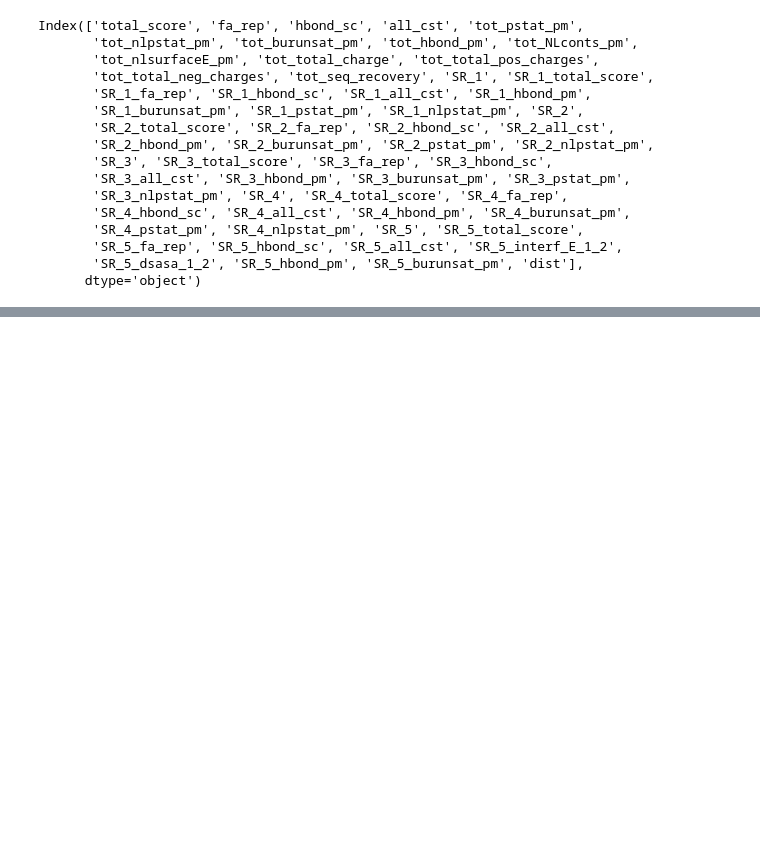
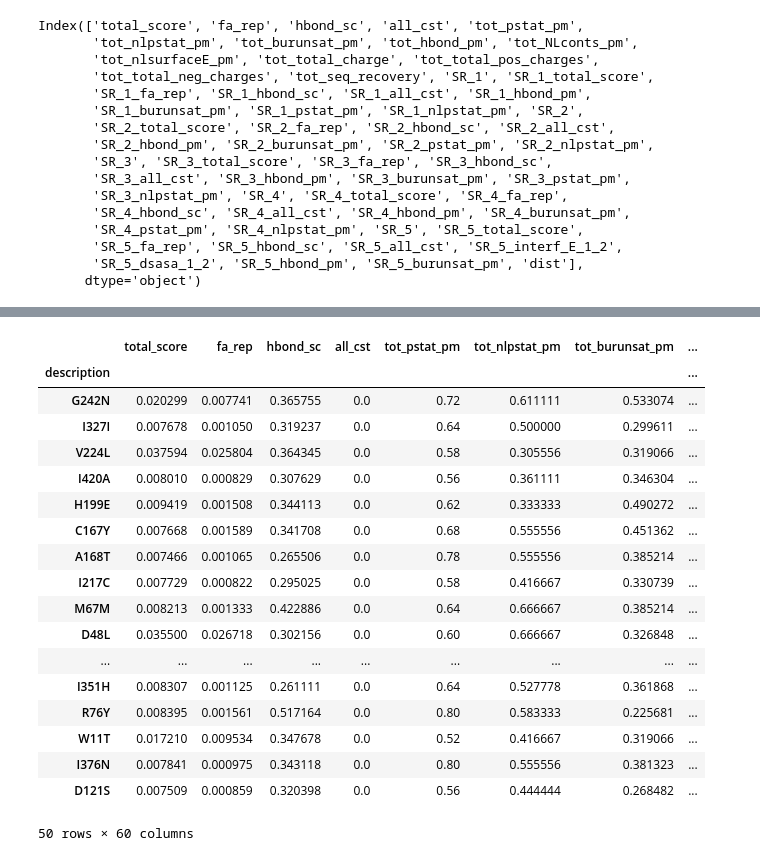
Before and after one commit to dacarlin/bagel-benchmark, a Jupyter notebook: feature_extraction/Untitled.ipynb, the cells around one changed output, grey strips where cells are left out. Saved outputs shown, nothing was run; the diff lists cells and outputs as text; code cells hidden in the pictures; blank space fills up the shorter version.

```diff
--- a/feature_extraction/Untitled.ipynb
+++ b/feature_extraction/Untitled.ipynb
@@ -104,0 +126,22 @@ The default value for 'return_type' will change to 'axes' in a future release.
+# %%
+my_scaled_df.sample( 50 )
+# %% [output]
+|  | total_score | fa_rep | hbond_sc | all_cst | tot_pstat_pm | tot_nlpstat_pm | tot_burunsat_pm | ... |
+| description |  |  |  |  |  |  |  | ... |
+| G242N | 0.020299 | 0.007741 | 0.365755 | 0.0 | 0.72 | 0.611111 | 0.533074 | ... |
+| I327I | 0.007678 | 0.001050 | 0.319237 | 0.0 | 0.64 | 0.500000 | 0.299611 | ... |
+| V224L | 0.037594 | 0.025804 | 0.364345 | 0.0 | 0.58 | 0.305556 | 0.319066 | ... |
+| I420A | 0.008010 | 0.000829 | 0.307629 | 0.0 | 0.56 | 0.361111 | 0.346304 | ... |
+| H199E | 0.009419 | 0.001508 | 0.344113 | 0.0 | 0.62 | 0.333333 | 0.490272 | ... |
+| C167Y | 0.007668 | 0.001589 | 0.341708 | 0.0 | 0.68 | 0.555556 | 0.451362 | ... |
+| A168T | 0.007466 | 0.001065 | 0.265506 | 0.0 | 0.78 | 0.555556 | 0.385214 | ... |
+| I217C | 0.007729 | 0.000822 | 0.295025 | 0.0 | 0.58 | 0.416667 | 0.330739 | ... |
+| M67M | 0.008213 | 0.001333 | 0.422886 | 0.0 | 0.64 | 0.666667 | 0.385214 | ... |
+| D48L | 0.035500 | 0.026718 | 0.302156 | 0.0 | 0.60 | 0.666667 | 0.326848 | ... |
+| ... | ... | ... | ... | ... | ... | ... | ... | ... |
+| I351H | 0.008307 | 0.001125 | 0.261111 | 0.0 | 0.64 | 0.527778 | 0.361868 | ... |
+| R76Y | 0.008395 | 0.001561 | 0.517164 | 0.0 | 0.80 | 0.583333 | 0.225681 | ... |
+| W11T | 0.017210 | 0.009534 | 0.347678 | 0.0 | 0.52 | 0.416667 | 0.319066 | ... |
+| I376N | 0.007841 | 0.000975 | 0.343118 | 0.0 | 0.80 | 0.555556 | 0.381323 | ... |
+| D121S | 0.007509 | 0.000859 | 0.320398 | 0.0 | 0.56 | 0.444444 | 0.268482 | ... |
+50 rows × 60 columns
```
Also changed, not shown: parts of 17 cells of this notebook, 1 other file.
